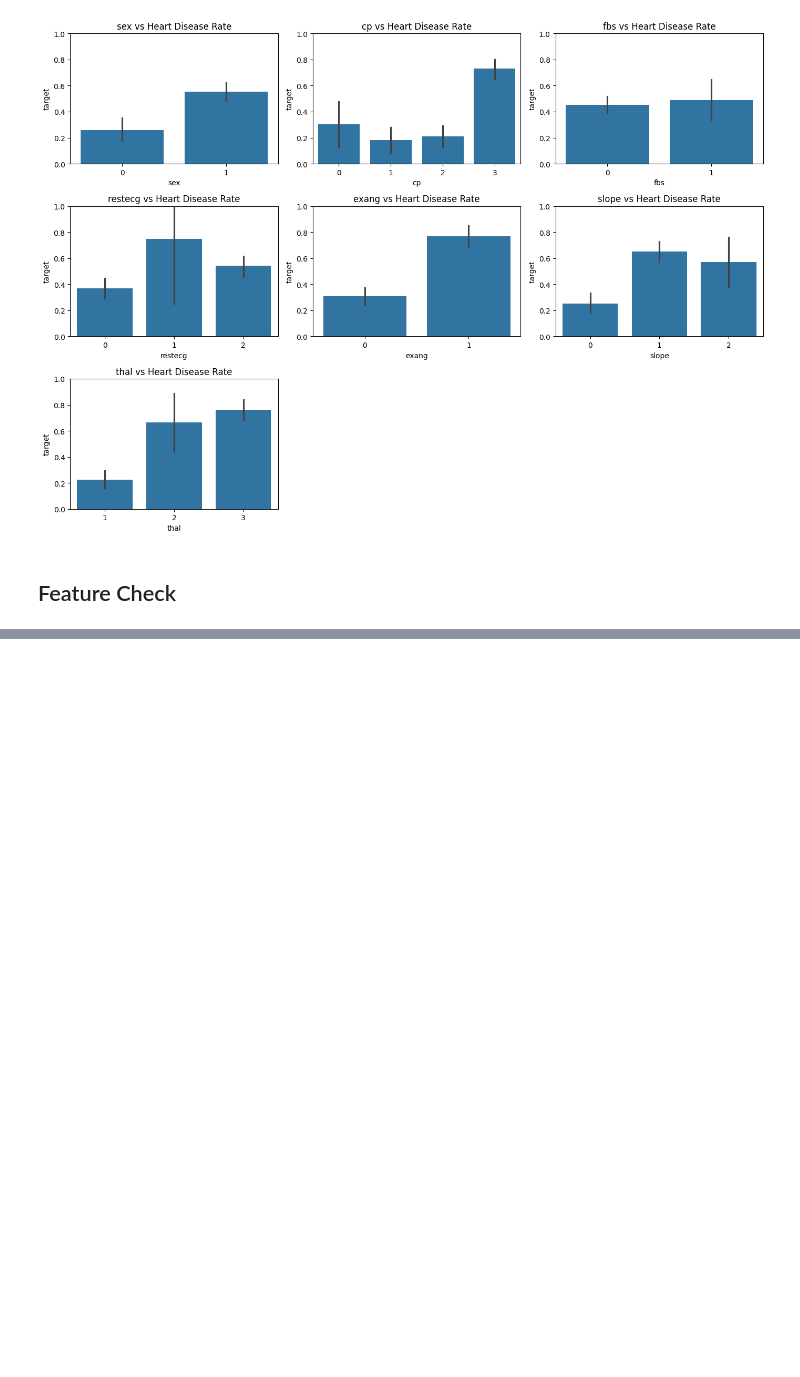
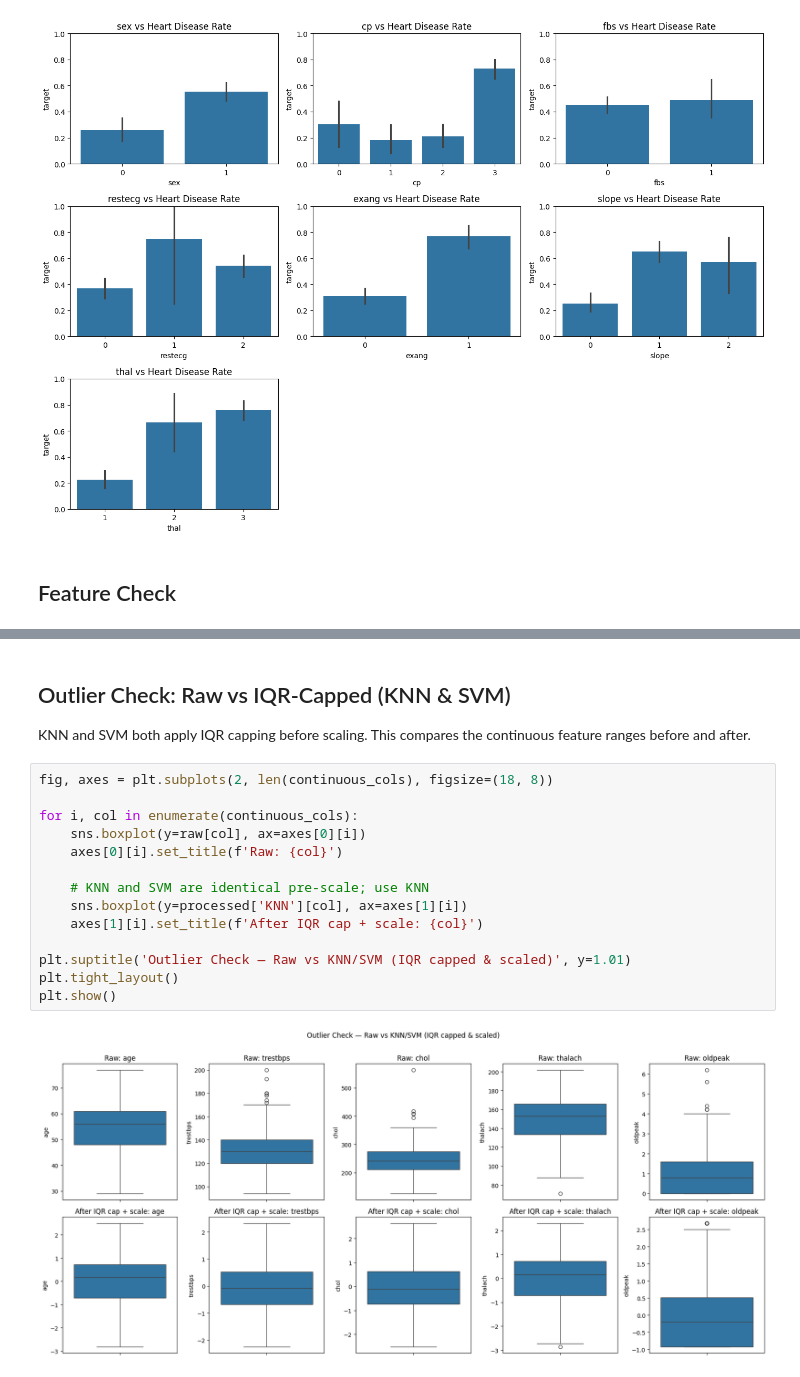
Before and after one commit to jasonliu9473/heartdisease, a Jupyter notebook: EDA.ipynb, the cells around one changed output, grey strips where cells are left out. Saved outputs shown, nothing was run; the diff lists cells and outputs as text; blank space fills up the shorter version.

```diff
--- a/EDA.ipynb
+++ b/EDA.ipynb
@@ -212,0 +330,19 @@ y = df['target']
+# %% [markdown]
+## Outlier Check: Raw vs IQR-Capped (KNN & SVM)
+KNN and SVM both apply IQR capping before scaling. This compares the continuous feature ranges before and after.
+# %%
+fig, axes = plt.subplots(2, len(continuous_cols), figsize=(18, 8))
+
+for i, col in enumerate(continuous_cols):
+    sns.boxplot(y=raw[col], ax=axes[0][i])
+    axes[0][i].set_title(f'Raw: {col}')
+
+    # KNN and SVM are identical pre-scale; use KNN
+    sns.boxplot(y=processed['KNN'][col], ax=axes[1][i])
+    axes[1][i].set_title(f'After IQR cap + scale: {col}')
+
+plt.suptitle('Outlier Check — Raw vs KNN/SVM (IQR capped & scaled)', y=1.01)
+plt.tight_layout()
+plt.show()
+# %% [output]
+[figure, added]
```
Also changed, not shown: parts of 16 cells of this notebook, 1 other file.
